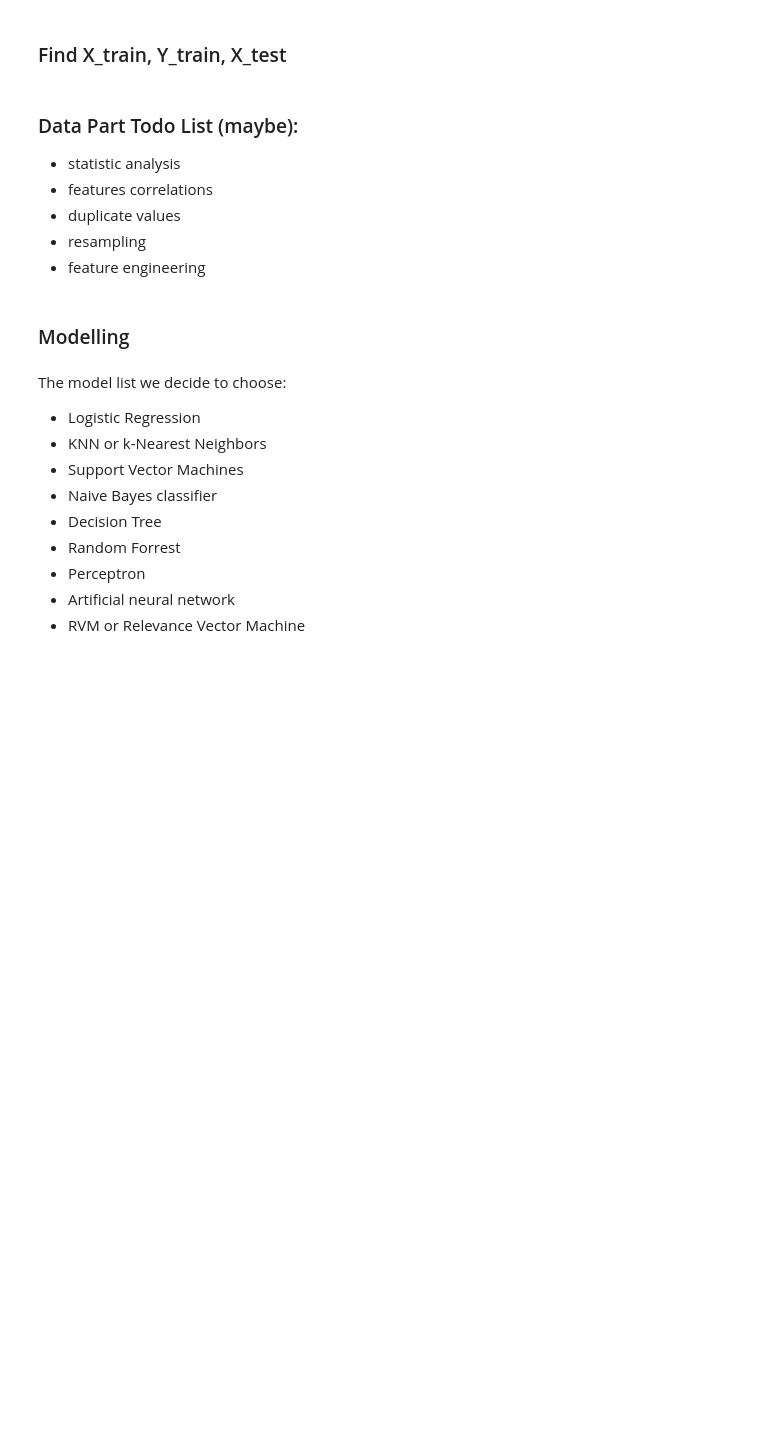
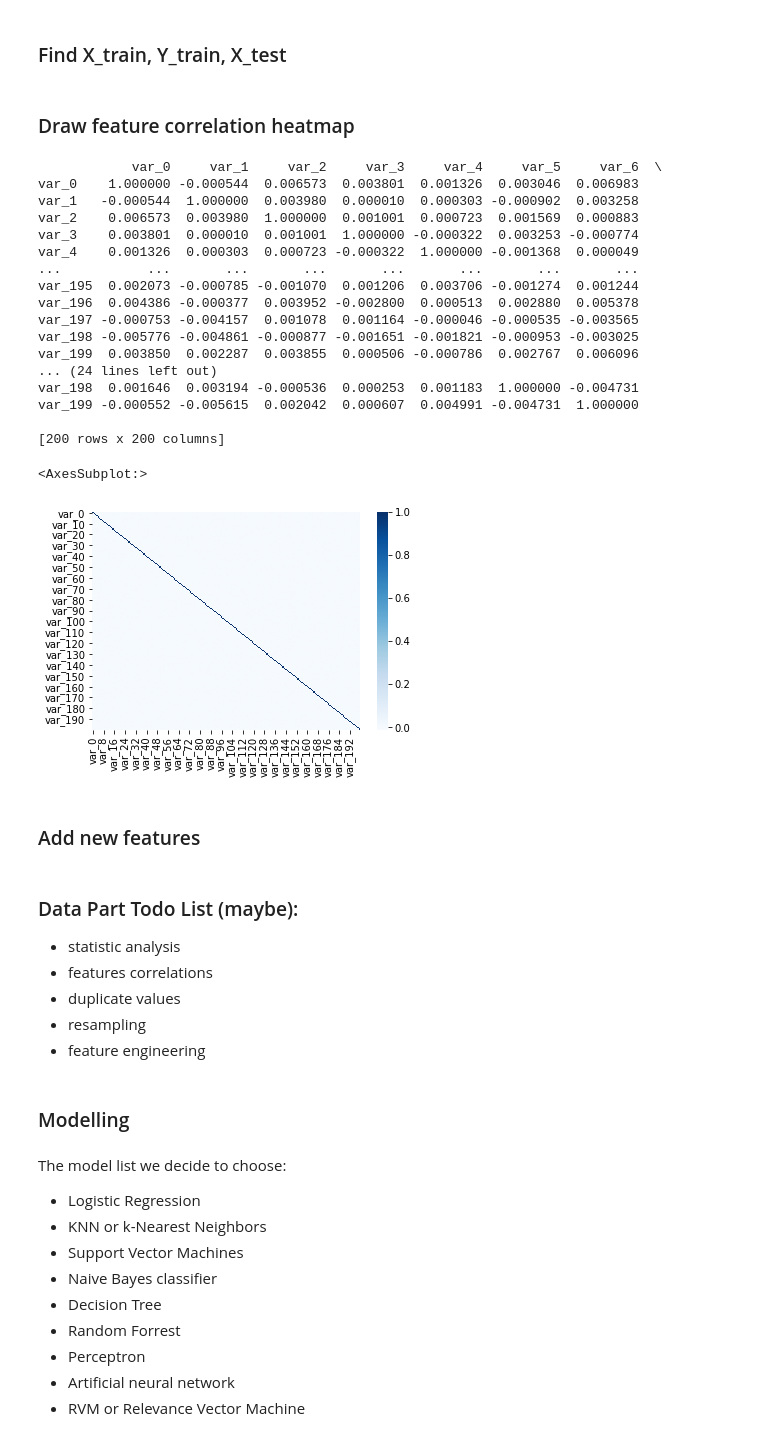
Before and after one commit to ZL-Li/Customer-Transaction-Prediction, a Jupyter notebook: transaction_prediction.ipynb, the cells around one changed output. Saved outputs shown, nothing was run; the diff lists cells and outputs as text; code cells hidden in the pictures; blank space fills up the shorter version.

```diff
--- a/transaction_prediction.ipynb
+++ b/transaction_prediction.ipynb
@@ -124,3 +157,32 @@ We can see that the outcome is imbalance. Most target values are 0.
 X_train = train_data.drop(['ID_code','target'],axis = 1)
 Y_train = train_data['target']
 X_test = test_data.drop(['ID_code'],axis = 1)
+# %% [markdown]
+
+### Draw feature correlation heatmap
+# %%
+X_train_corr = X_train.corr()
+print(X_train_corr)
+sns.heatmap(X_train_corr,cmap="Blues")
+# %% [output]
+            var_0     var_1     var_2     var_3     var_4     var_5     var_6  \
+var_0    1.000000 -0.000544  0.006573  0.003801  0.001326  0.003046  0.006983
+var_1   -0.000544  1.000000  0.003980  0.000010  0.000303 -0.000902  0.003258
+var_2    0.006573  0.003980  1.000000  0.001001  0.000723  0.001569  0.000883
+var_3    0.003801  0.000010  0.001001  1.000000 -0.000322  0.003253 -0.000774
+var_4    0.001326  0.000303  0.000723 -0.000322  1.000000 -0.001368  0.000049
+...           ...       ...       ...       ...       ...       ...       ...
+var_195  0.002073 -0.000785 -0.001070  0.001206  0.003706 -0.001274  0.001244
+var_196  0.004386 -0.000377  0.003952 -0.002800  0.000513  0.002880  0.005378
+var_197 -0.000753 -0.004157  0.001078  0.001164 -0.000046 -0.000535 -0.003565
+var_198 -0.005776 -0.004861 -0.000877 -0.001651 -0.001821 -0.000953 -0.003025
+var_199  0.003850  0.002287  0.003855  0.000506 -0.000786  0.002767  0.006096
+... (24 lines left out)
+var_198  0.001646  0.003194 -0.000536  0.000253  0.001183  1.000000 -0.004731
+var_199 -0.000552 -0.005615  0.002042  0.000607  0.004991 -0.004731  1.000000
+
+[200 rows x 200 columns]
+<AxesSubplot:>
+[figure, added]
+# %% [markdown]
+### Add  new features
```
Also changed, not shown: parts of 16 cells of this notebook.
